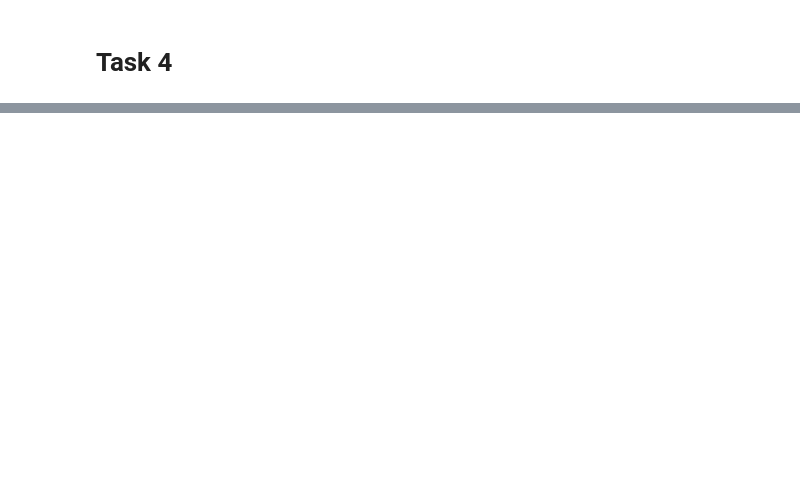
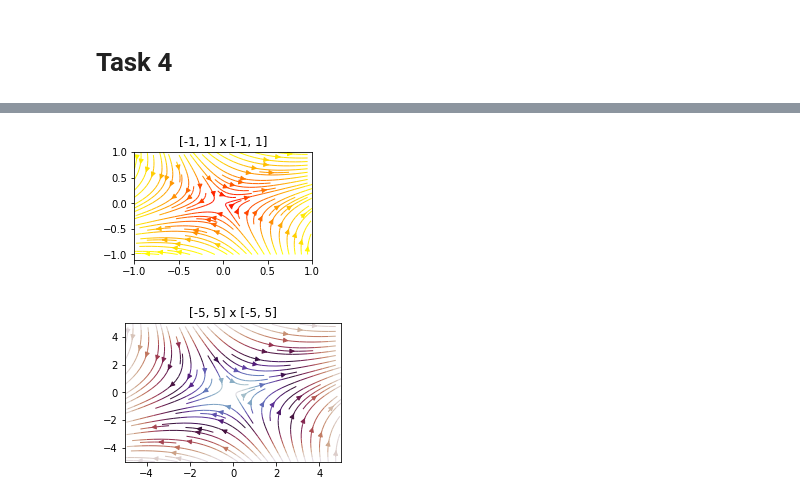
Before and after one commit to peinrules/differential_equations, a Jupyter notebook: Phase_paths_3.ipynb, the cells around one changed output, grey strips where cells are left out. Saved outputs shown, nothing was run; the diff lists cells and outputs as text; code cells hidden in the pictures; blank space fills up the shorter version.

```diff
--- a/Phase_paths_3.ipynb
+++ b/Phase_paths_3.ipynb
@@ -64,0 +69,26 @@ phasePathCustom(nameData, wides)
+# %%
+def phasePathCustomLinear(nameData, wides):
+    for i in range(len(wides)):
+        w = wides[i]
+        Y, X = np.mgrid[-w:w:100j, -w:w:100j]
+
+        fig = plt.figure(figsize=(7, 9))
+        gs = gridspec.GridSpec(nrows=3, ncols=2, height_ratios=[1, 1, 2])
+
+        # Original system
+        U = X + Y
+        V = X - Y
+
+        ax = fig.add_subplot(gs[0, i])
+        strm = ax.streamplot(X, Y, U, V, color = abs(U) + abs(V), linewidth=1, cmap=random.choice(cmapPool))
+        ax.set_title(nameData[i])
+
+    plt.tight_layout()
+    plt.show()
+# %%
+nameData = ["[-1, 1] x [-1, 1]", "[-5, 5] x [-5, 5]"]
+wides = [1, 5]
+phasePathCustomLinear(nameData, wides)
+# %% [output]
+[figure, added]
+[figure, added]
```
Also changed, not shown: parts of 5 cells of this notebook.
